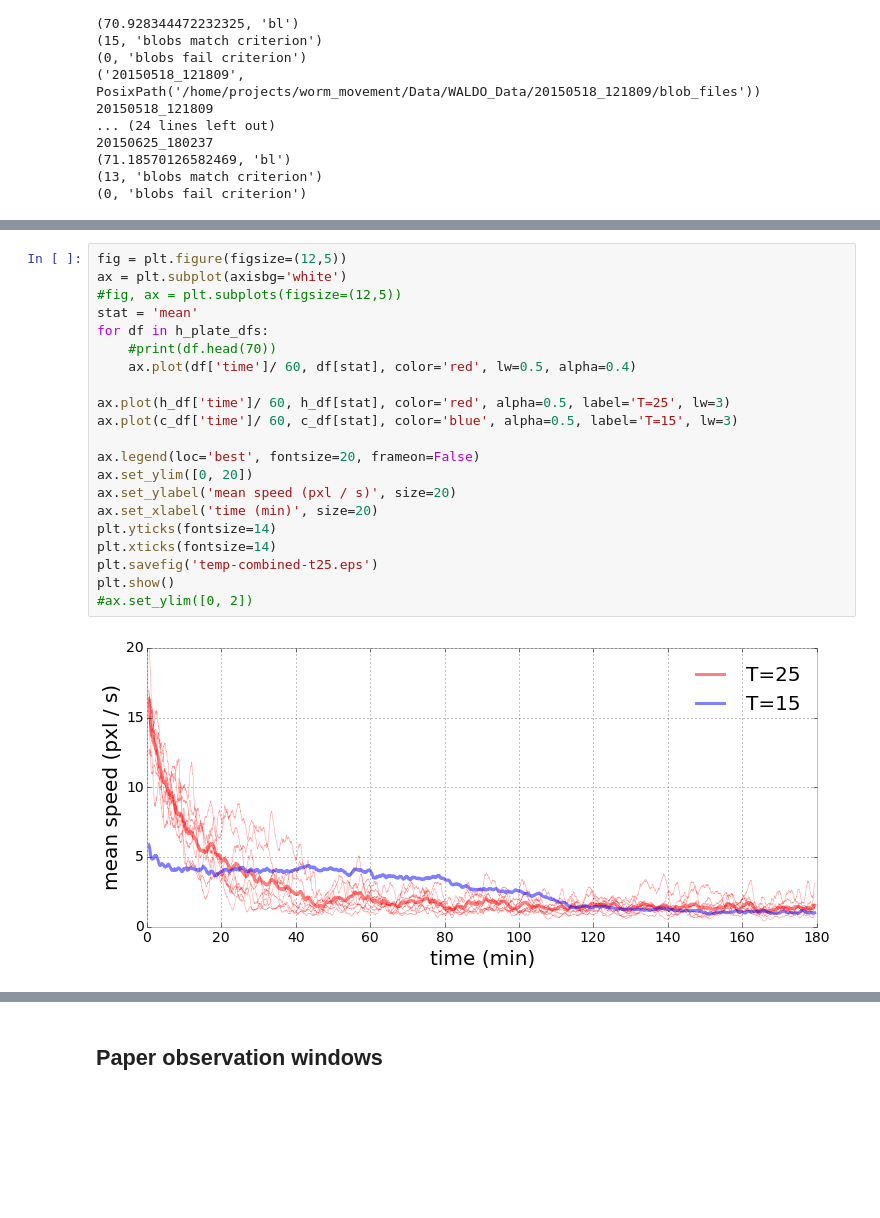
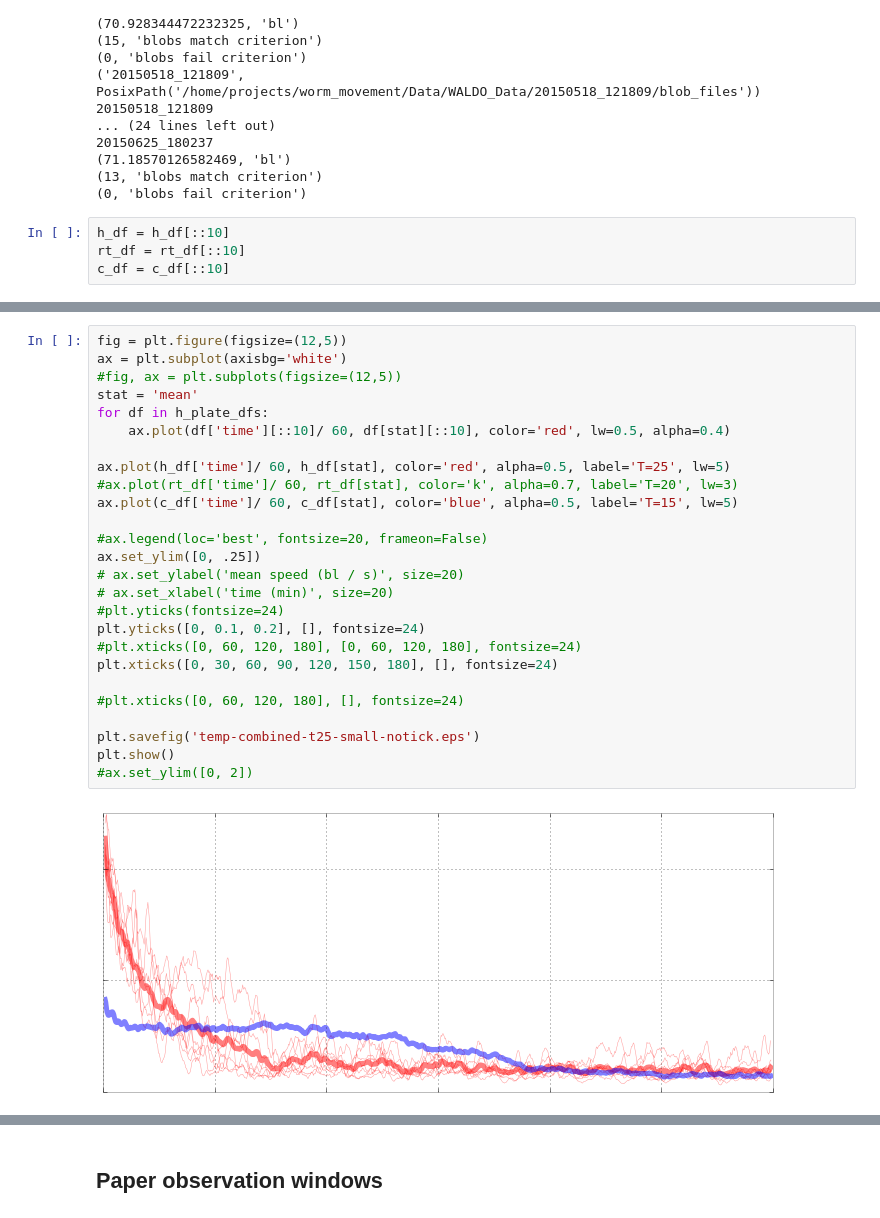
Before and after one commit to amarallab/waldo, a Jupyter notebook: workbooks/Temperature-Figure/temp_fig.ipynb, the cells around one changed output, grey strips where cells are left out. Cells and saved outputs as stored; diff of their text form; blank space fills up the shorter version.

```diff
--- a/workbooks/Temperature-Figure/temp_fig.ipynb
+++ b/workbooks/Temperature-Figure/temp_fig.ipynb
@@ -245,3 +286,7 @@ c_paths, c_blobs, c_plate_dfs, c_df = process_eid_list(c, pl=pl, total_seconds=t
 (71.18570126582469, 'bl')
 (13, 'blobs match criterion')
 (0, 'blobs fail criterion')
+# %%
+h_df = h_df[::10]
+rt_df = rt_df[::10]
+c_df = c_df[::10]
@@ -248,26 +320,31 @@ c_paths, c_blobs, c_plate_dfs, c_df = process_eid_list(c, pl=pl, total_seconds=t
 # %%
 fig = plt.figure(figsize=(12,5))
 ax = plt.subplot(axisbg='white')
 #fig, ax = plt.subplots(figsize=(12,5))
 stat = 'mean'
 for df in h_plate_dfs:
-    #print(df.head(70))
-    ax.plot(df['time']/ 60, df[stat], color='red', lw=0.5, alpha=0.4)
+    ax.plot(df['time'][::10]/ 60, df[stat][::10], color='red', lw=0.5, alpha=0.4)
 
-ax.plot(h_df['time']/ 60, h_df[stat], color='red', alpha=0.5, label='T=25', lw=3)
-ax.plot(c_df['time']/ 60, c_df[stat], color='blue', alpha=0.5, label='T=15', lw=3)
+ax.plot(h_df['time']/ 60, h_df[stat], color='red', alpha=0.5, label='T=25', lw=5)
+#ax.plot(rt_df['time']/ 60, rt_df[stat], color='k', alpha=0.7, label='T=20', lw=3)
+ax.plot(c_df['time']/ 60, c_df[stat], color='blue', alpha=0.5, label='T=15', lw=5)
 
-ax.legend(loc='best', fontsize=20, frameon=False)
-ax.set_ylim([0, 20])
-ax.set_ylabel('mean speed (pxl / s)', size=20)
-ax.set_xlabel('time (min)', size=20)
-plt.yticks(fontsize=14)
-plt.xticks(fontsize=14)
-plt.savefig('temp-combined-t25.eps')
+#ax.legend(loc='best', fontsize=20, frameon=False)
+ax.set_ylim([0, .25])
+# ax.set_ylabel('mean speed (bl / s)', size=20)
+# ax.set_xlabel('time (min)', size=20)
+#plt.yticks(fontsize=24)
+plt.yticks([0, 0.1, 0.2], [], fontsize=24)
+#plt.xticks([0, 60, 120, 180], [0, 60, 120, 180], fontsize=24)
+plt.xticks([0, 30, 60, 90, 120, 150, 180], [], fontsize=24)
+
+#plt.xticks([0, 60, 120, 180], [], fontsize=24)
+
+plt.savefig('temp-combined-t25-small-notick.eps')
 plt.show()
 #ax.set_ylim([0, 2])
 # %% [output]
-[figure, old version]
+[figure, new version]
 # %%
 #fig, ax = plt.subplots(figsize=(12,5))
 fig = plt.figure(figsize=(12,5))
```
Also changed, not shown: parts of 9 cells of this notebook, 11 other files.
